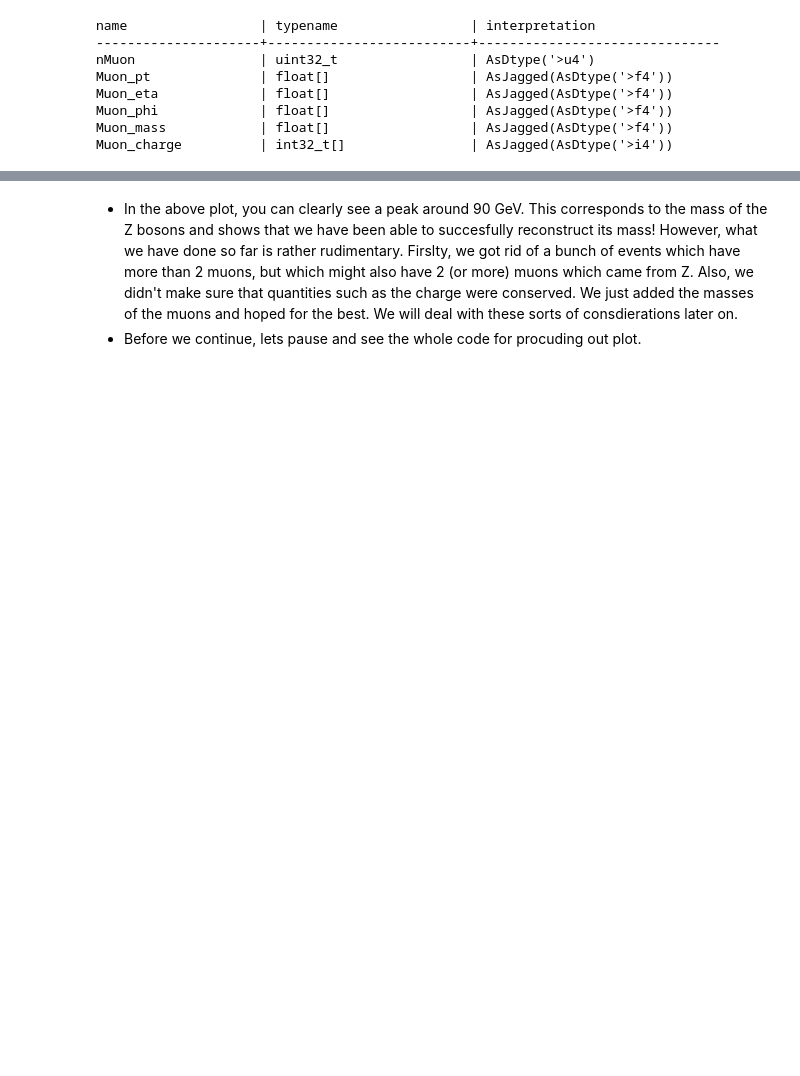
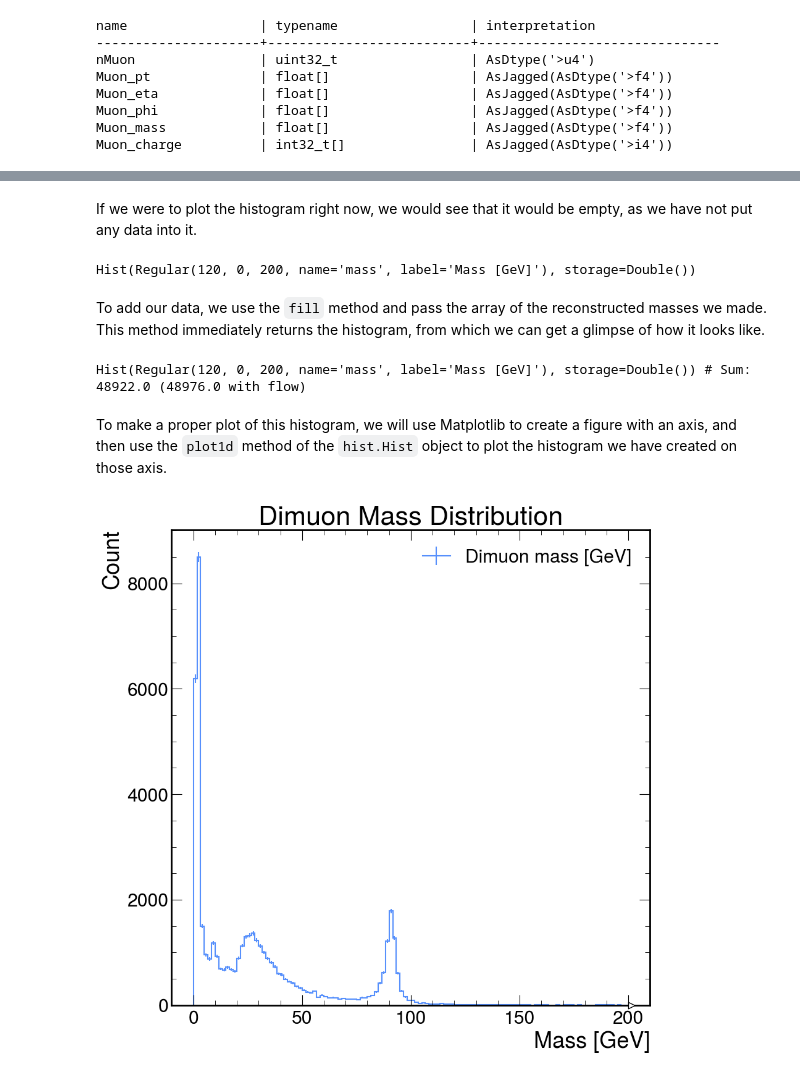
Before and after one commit to roy-cruz/PythonHEP-Book, a Jupyter notebook: _sources/content/2_ttrees.ipynb, the cells around one changed output, grey strips where cells are left out. Cells and saved outputs as stored; diff of their text form; code cells hidden in the pictures; blank space fills up the shorter version.

```diff
--- a/_sources/content/2_ttrees.ipynb
+++ b/_sources/content/2_ttrees.ipynb
@@ -184,19 +261,38 @@ hep.style.use("CMS")
+# %%
+masshist = hist.Hist(
+    hist.axis.Regular(120, 0, 200, label="Mass [GeV]", name="mass"),
+)
+# %% [markdown]
+If we were to plot the histogram right now, we would see that it would be empty, as we have not put any data into it.
+# %%
+masshist
+# %% [output]
+Hist(Regular(120, 0, 200, name='mass', label='Mass [GeV]'), storage=Double())
+# %% [markdown]
+To add our data, we use the `fill` method and pass the array of the reconstructed masses we made. This method immediately returns the histogram, from which we can get a glimpse of how it looks like.
+# %%
+masshist.fill(mass)
+# %% [output]
+Hist(Regular(120, 0, 200, name='mass', label='Mass [GeV]'), storage=Double()) # Sum: 48922.0 (48976.0 with flow)
+# %% [markdown]
+To make a proper plot of this histogram, we will use Matplotlib to create a figure with an axis, and then use the `plot1d` method of the `hist.Hist` object to plot the histogram we have created on those axis.
 # %%
 # Using Hist + Matplotlib
 fig, ax = plt.subplots()
 
-masshist = hist.Hist(
-    hist.axis.Regular(120, 0, 200, label="mass [GeV]", name="mass"),
+masshist.plot1d(
+    ax=ax,
+    label="Dimuon mass [GeV]",
 )
-masshist.fill(mass)
-masshist.plot1d(ax=ax, label="Dimuon mass [GeV]", color="red")
 
-ax.set_xlabel("Mass [GeV]")
+# Adding label for the y-axis
 ax.set_ylabel("Count")
+# Adding axis title
 ax.set_title("Dimuon Mass Distribution")
+# Adding legend
 ax.legend()
 
+# Show the plot
 plt.show()
+# %% [output]
+[figure, added]
-# %% [markdown]
-* In the above plot, you can clearly see a peak around 90 GeV. This corresponds to the mass of the Z bosons and shows that we have been able to succesfully reconstruct its mass! However, what we have done so far is rather rudimentary. Firslty, we got rid of a bunch of events which have more than 2 muons, but which might also have 2 (or more) muons which came from Z. Also, we didn't make sure that quantities such as the charge were conserved. We just added the masses of the muons and hoped for the best. We will deal with these sorts of consdierations later on.
-* Before we continue, lets pause and see the whole code for procuding out plot.
```
Also changed, not shown: parts of 72 cells of this notebook, 32 other files.
